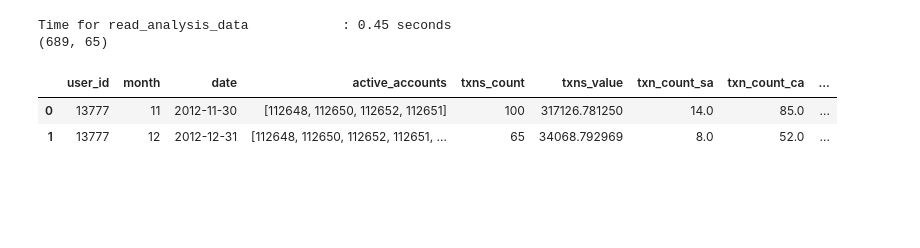
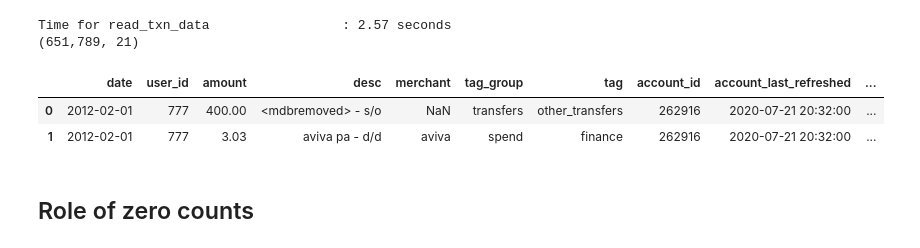
Before and after one commit to fabiangunzinger/entropy, a Jupyter notebook: notebooks/scratchpad.ipynb, the cells around one changed output. Cells and saved outputs as stored; diff of their text form; code cells hidden in the pictures; blank space fills up the shorter version.

```diff
--- a/notebooks/scratchpad.ipynb
+++ b/notebooks/scratchpad.ipynb
@@ -25,11 +28,13 @@ pd.set_option("max_colwidth", None)
 
 fs = s3fs.S3FileSystem(profile="3di")
 # %%
-df = hd.read_analysis_data("777")
+df = hd.read_txn_data("777")
 hd.inspect(df)
 # %% [output]
-Time for read_analysis_data            : 0.45 seconds
-(689, 65)
+Time for read_txn_data                 : 2.57 seconds
+(651,789, 21)
-|  | user_id | month | date | active_accounts | txns_count | txns_value | txn_count_sa | txn_count_ca | ... |
-| 0 | 13777 | 11 | 2012-11-30 | [112648, 112650, 112652, 112651] | 100 | 317126.781250 | 14.0 | 85.0 | ... |
-| 1 | 13777 | 12 | 2012-12-31 | [112648, 112650, 112652, 112651, ... | 65 | 34068.792969 | 8.0 | 52.0 | ... |
+|  | date | user_id | amount | desc | merchant | tag_group | tag | account_id | account_last_refreshed | ... |
+| 0 | 2012-02-01 | 777 | 400.00 | <mdbremoved> - s/o | NaN | transfers | other_transfers | 262916 | 2020-07-21 20:32:00 | ... |
+| 1 | 2012-02-01 | 777 | 3.03 | aviva pa - d/d | aviva | spend | finance | 262916 | 2020-07-21 20:32:00 | ... |
+# %% [markdown]
+## Role of zero counts
```
Also changed, not shown: parts of 8 cells of this notebook, 13 other files.
